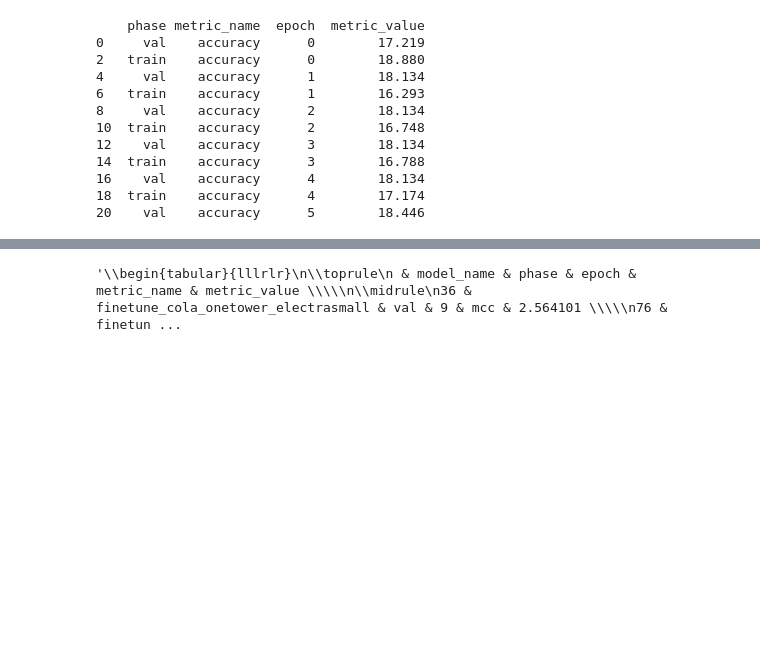
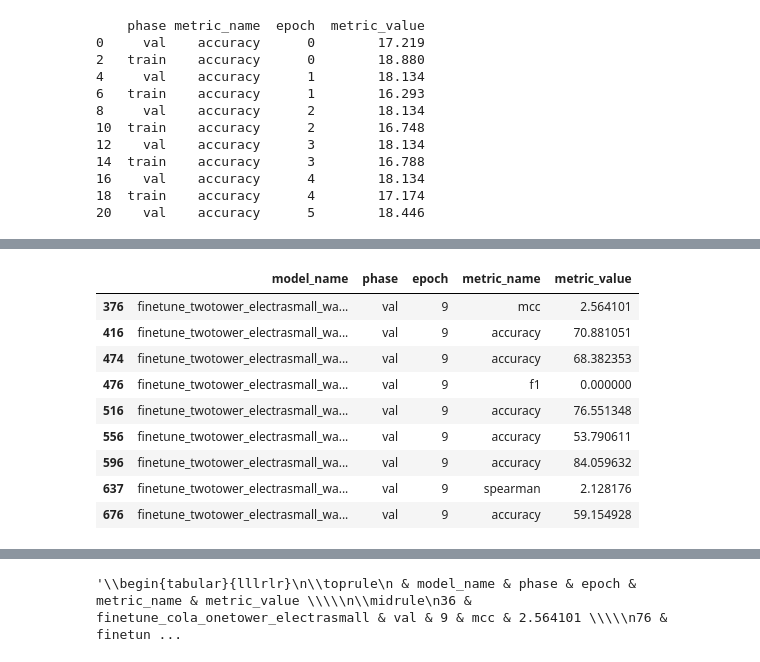
Before and after one commit to Adam-Torek/Renaissance-WAC, a Jupyter notebook: results_viewer.ipynb, the cells around one changed output, grey strips where cells are left out. Saved outputs shown, nothing was run; the diff lists cells and outputs as text; code cells hidden in the pictures; blank space fills up the shorter version.

```diff
--- a/results_viewer.ipynb
+++ b/results_viewer.ipynb
@@ -102,0 +120,13 @@ glue_results_table
+# %%
+glue_distributions_results[glue_distributions_results["model_name"].str.contains("query")]
+# %% [output]
+|  | model_name | phase | epoch | metric_name | metric_value |
+| 376 | finetune_twotower_electrasmall_wa... | val | 9 | mcc | 2.564101 |
+| 416 | finetune_twotower_electrasmall_wa... | val | 9 | accuracy | 70.881051 |
+| 474 | finetune_twotower_electrasmall_wa... | val | 9 | accuracy | 68.382353 |
+| 476 | finetune_twotower_electrasmall_wa... | val | 9 | f1 | 0.000000 |
+| 516 | finetune_twotower_electrasmall_wa... | val | 9 | accuracy | 76.551348 |
+| 556 | finetune_twotower_electrasmall_wa... | val | 9 | accuracy | 53.790611 |
+| 596 | finetune_twotower_electrasmall_wa... | val | 9 | accuracy | 84.059632 |
+| 637 | finetune_twotower_electrasmall_wa... | val | 9 | spearman | 2.128176 |
+| 676 | finetune_twotower_electrasmall_wa... | val | 9 | accuracy | 59.154928 |
```
Also changed, not shown: parts of 4 cells of this notebook, 1 other file.
